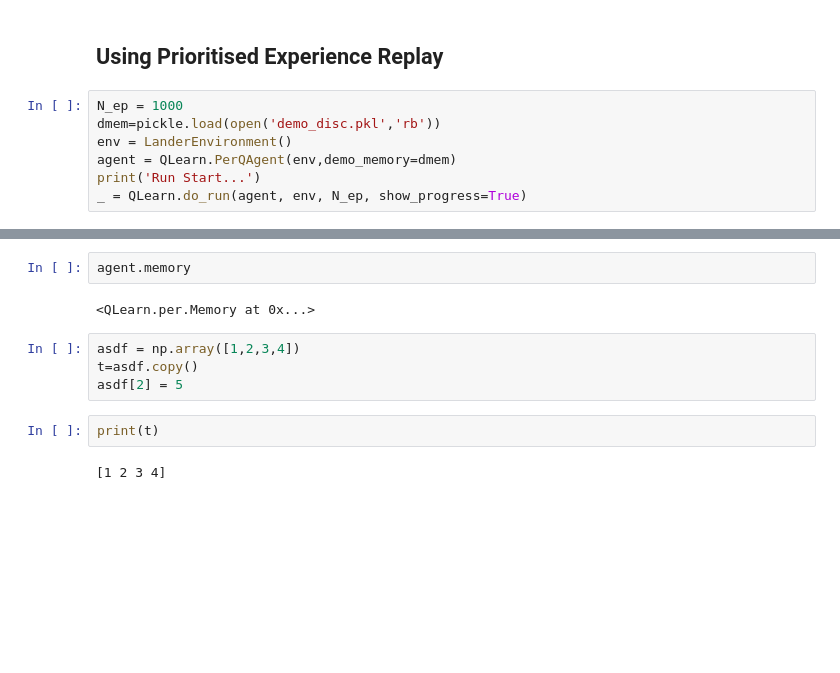
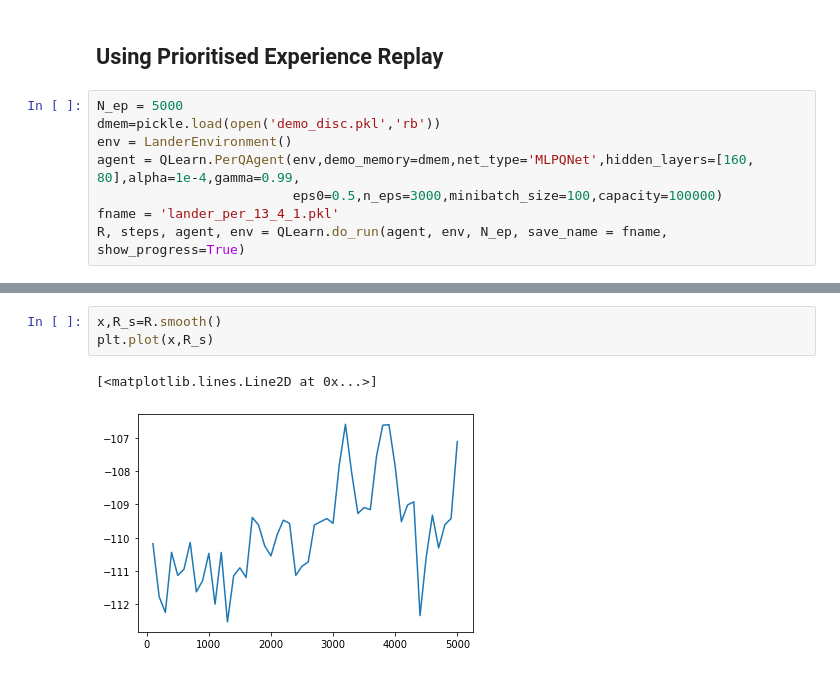
Before and after one commit to strath-ace/smart-ml, a Jupyter notebook: Gaudet-Lander/run_qnet_nb.ipynb, the cells around one changed output, grey strips where cells are left out. Cells and saved outputs as stored; diff of their text form; blank space fills up the shorter version.

```diff
--- a/Gaudet-Lander/run_qnet_nb.ipynb
+++ b/Gaudet-Lander/run_qnet_nb.ipynb
@@ -134,12 +134,13 @@ plt.plot(x,R)
 # %% [markdown]
 ## Using Prioritised Experience Replay
 # %%
-N_ep = 1000
+N_ep = 5000
 dmem=pickle.load(open('demo_disc.pkl','rb'))
 env = LanderEnvironment()
-agent = QLearn.PerQAgent(env,demo_memory=dmem)
-print('Run Start...')
-_ = QLearn.do_run(agent, env, N_ep, show_progress=True)
+agent = QLearn.PerQAgent(env,demo_memory=dmem,net_type='MLPQNet',hidden_layers=[160, 80],alpha=1e-4,gamma=0.99,
+                         eps0=0.5,n_eps=3000,minibatch_size=100,capacity=100000)
+fname = 'lander_per_13_4_1.pkl'
+R, steps, agent, env = QLearn.do_run(agent, env, N_ep, save_name = fname, show_progress=True)
 # %% [output]
 Inertia Tensor:  [[2000.    0.    0.]
  [   0. 2000.    0.]
@@ -170,13 +168,7 @@ KeyboardInterrupt:
 [figure]
-# %%
-agent.memory
-# %% [output]
-<QLearn.per.Memory at 0x...>
-# %%
-asdf = np.array([1,2,3,4])
-t=asdf.copy()
-asdf[2] = 5
-# %%
-print(t)
-# %% [output]
-[1 2 3 4]
+# %%
+x,R_s=R.smooth()
+plt.plot(x,R_s)
+# %% [output]
+[<matplotlib.lines.Line2D at 0x...>]
+[figure, added]
```
Also changed, not shown: parts of 4 cells of this notebook, 2 other files.
